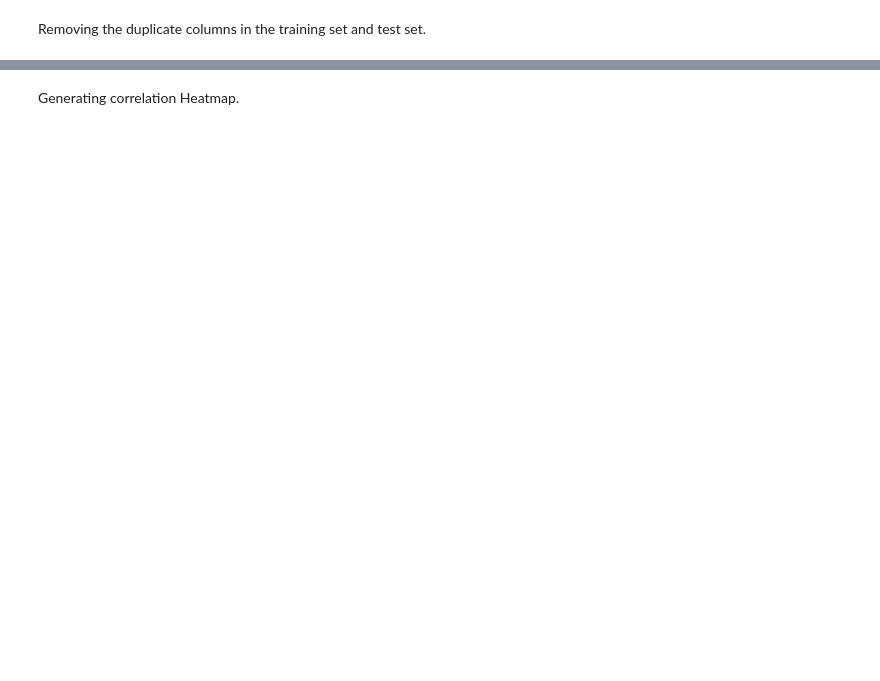
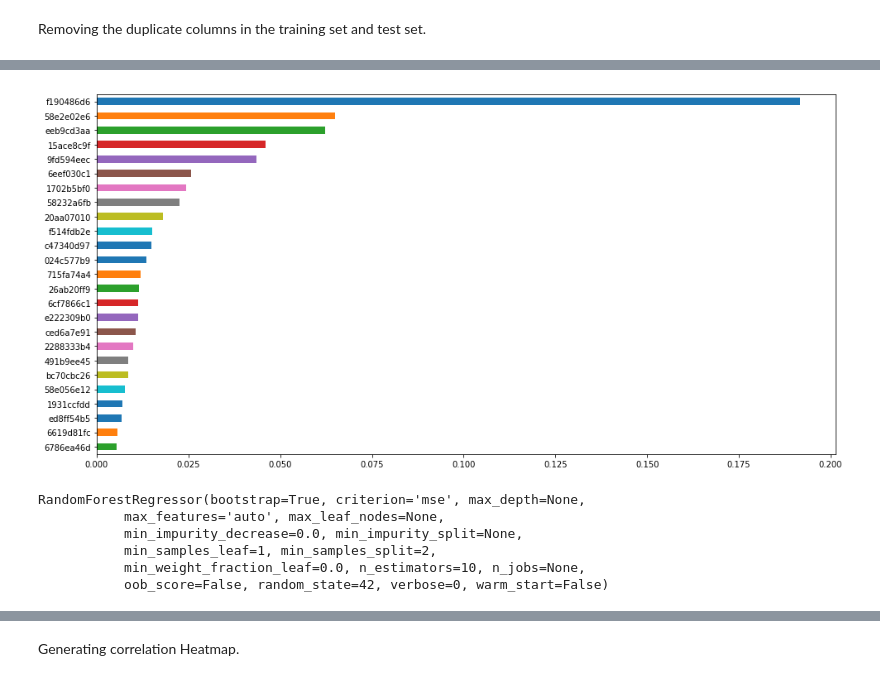
Before and after one commit to karankaran1908/Assignment-3-ML, a Jupyter notebook: karankaran1908 (2).ipynb, the cells around one changed output, grey strips where cells are left out. Drawn from its saved outputs; the diff is of its cells as text; code cells hidden in the pictures; blank space fills up the shorter version.

```diff
--- a/karankaran1908 (2).ipynb
+++ b/karankaran1908 (2).ipynb
@@ -11,8 +11,8 @@ Importing the libraries of pandas and lightgbm. Loading the train.csv and test.c
 # %%
 import pandas as pd
 import lightgbm as lgb
-train = pd.read_csv('../input/train.csv')
-test = pd.read_csv('../input/test.csv')
+train = pd.read_csv('train.csv')
+test = pd.read_csv('test.csv')
 # %% [markdown]
 Retreiving the first five rows of train dataframe
 # %% [markdown]
@@ -92,5 +122,5 @@ print(dupList)
 # %%
-# from sklearn.ensemble import GradientBoostingRegressor
-# clf_gb = GradientBoostingRegressor(random_state = 42)
-# clf_gb.fit(X_train, y_train)
-# print(clf_gb)
+from sklearn.ensemble import GradientBoostingRegressor
+clf_gb = GradientBoostingRegressor(random_state = 42)
+clf_gb.fit(X_train, y_train)
+print(clf_gb)
@@ -105,15 +146,24 @@ plt.show()
 # %%
-# feat_importances_gb = pd.Series(clf_gb.feature_importances_, index=X_train.columns)
-# feat_importances_gb = feat_importances_gb.nlargest(25)
-# plt.figure(figsize=(16,8))
-# feat_importances_gb.plot(kind='barh')
-# plt.gca().invert_yaxis()
-# plt.show()
+feat_importances_gb = pd.Series(clf_gb.feature_importances_, index=X_train.columns)
+feat_importances_gb = feat_importances_gb.nlargest(25)
+plt.figure(figsize=(16,8))
+feat_importances_gb.plot(kind='barh')
+plt.gca().invert_yaxis()
+plt.show()
+# %% [output]
+[figure, added]
 # %%
-# from sklearn.ensemble import RandomForestRegressor
-# clf_rf = RandomForestRegressor(random_state = 42)
-# clf_rf.fit(X_train, y_train)
-# print(clf_rf)
+from sklearn.ensemble import RandomForestRegressor
+clf_rf = RandomForestRegressor(random_state = 42)
+clf_rf.fit(X_train, y_train)
+print(clf_rf)
+# %% [output]
+RandomForestRegressor(bootstrap=True, criterion='mse', max_depth=None,
+           max_features='auto', max_leaf_nodes=None,
+           min_impurity_decrease=0.0, min_impurity_split=None,
+           min_samples_leaf=1, min_samples_split=2,
+           min_weight_fraction_leaf=0.0, n_estimators=10, n_jobs=None,
+           oob_score=False, random_state=42, verbose=0, warm_start=False)
 # %%
 # def evaluate(model, features, labels):
 #     predictions = model.predict(features)
```
Also changed, not shown: parts of 26 cells of this notebook.
